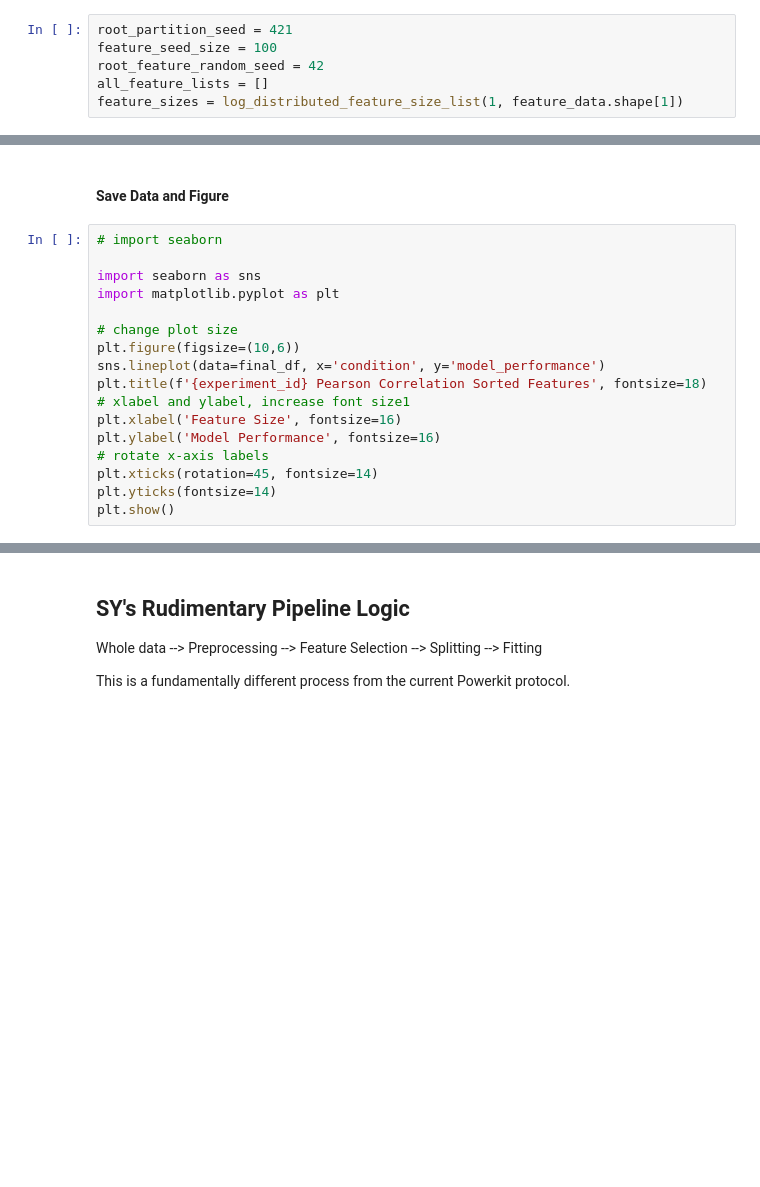
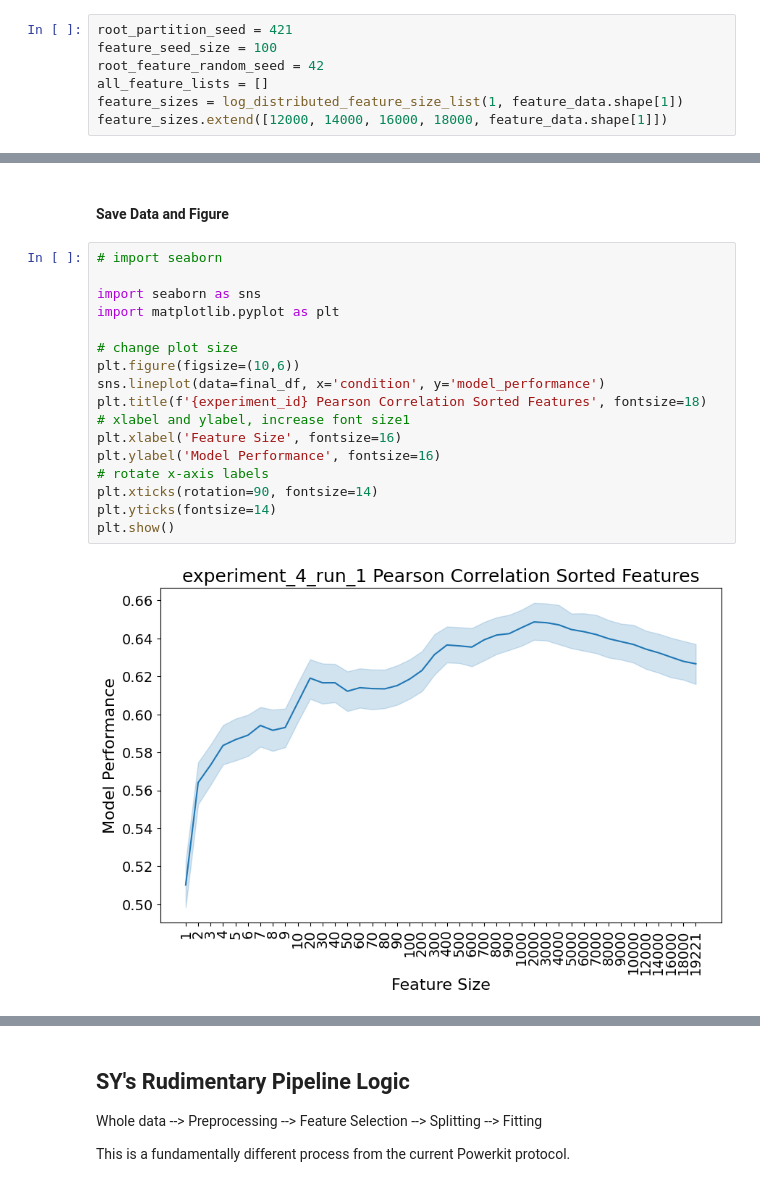
Before and after one commit to AnEvilBurrito/ode-biomarker-project, a Jupyter notebook: project-syvalid/SYVALID_AN01_Curse_of_dimen.ipynb, the cells around one changed output, grey strips where cells are left out. Drawn from its saved outputs; the diff is of its cells as text; blank space fills up the shorter version.

```diff
--- a/project-syvalid/SYVALID_AN01_Curse_of_dimen.ipynb
+++ b/project-syvalid/SYVALID_AN01_Curse_of_dimen.ipynb
@@ -667,6 +667,7 @@ feature_seed_size = 100
 root_feature_random_seed = 42
 all_feature_lists = []
 feature_sizes = log_distributed_feature_size_list(1, feature_data.shape[1])
+feature_sizes.extend([12000, 14000, 16000, 18000, feature_data.shape[1]])
 # %% [markdown]
 #### Run Phase
 # %%
@@ -703,20 +704,22 @@ final_df.reset_index(inplace=True)
 # %%
 # import seaborn
 
 import seaborn as sns
 import matplotlib.pyplot as plt
 
 # change plot size
 plt.figure(figsize=(10,6))
 sns.lineplot(data=final_df, x='condition', y='model_performance')
 plt.title(f'{experiment_id} Pearson Correlation Sorted Features', fontsize=18)
 # xlabel and ylabel, increase font size1
 plt.xlabel('Feature Size', fontsize=16)
 plt.ylabel('Model Performance', fontsize=16)
 # rotate x-axis labels
-plt.xticks(rotation=45, fontsize=14)
+plt.xticks(rotation=90, fontsize=14)
 plt.yticks(fontsize=14)
 plt.show()
+# %% [output]
+[figure, added]
 # %%
 plt.savefig(f'{file_save_path}{experiment_id}_cod_plot.png')
 print(f'Complete - {file_save_path}{experiment_id}_cod_plot.png')
```
Also changed, not shown: parts of 1 cell of this notebook.
